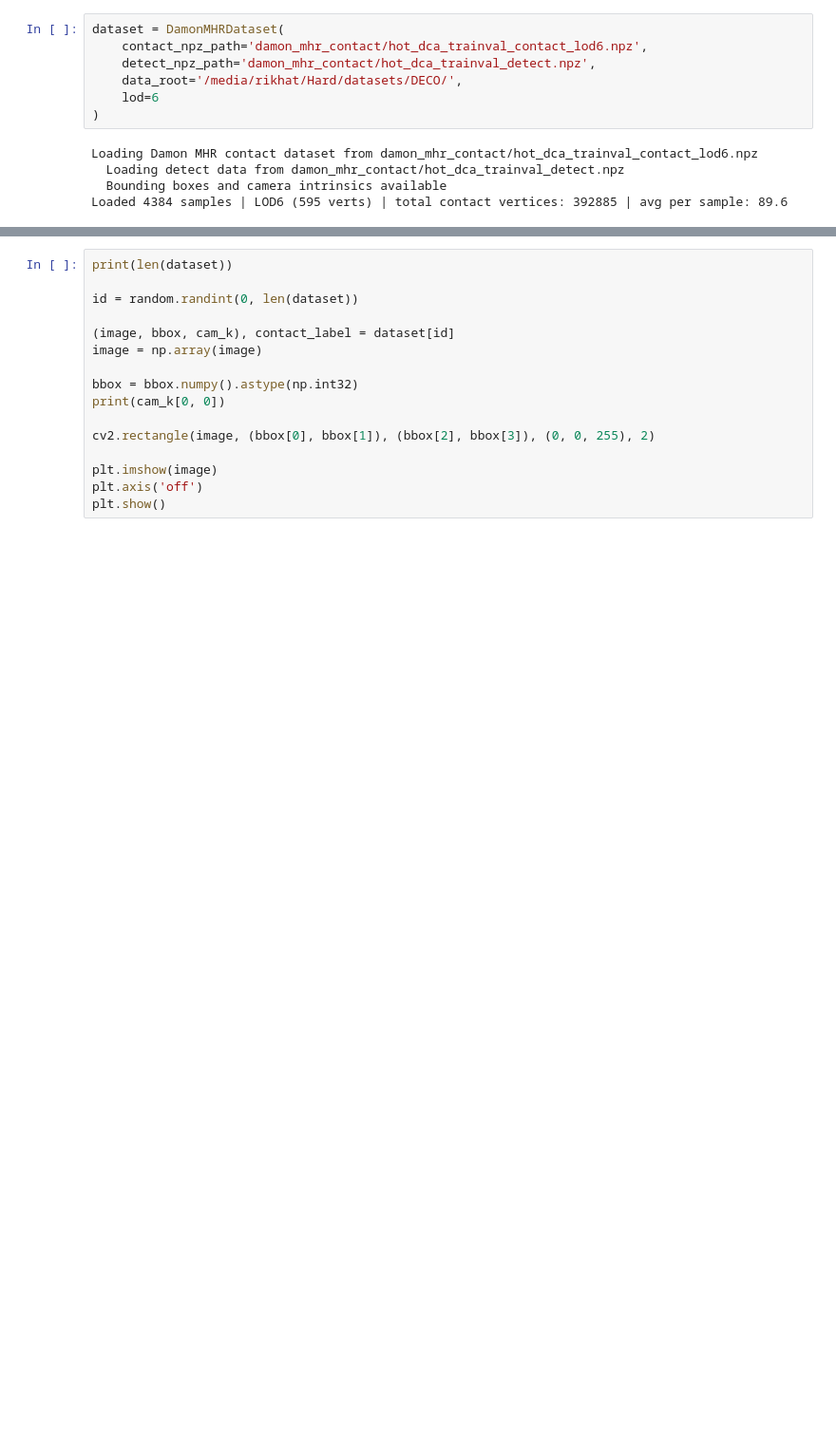
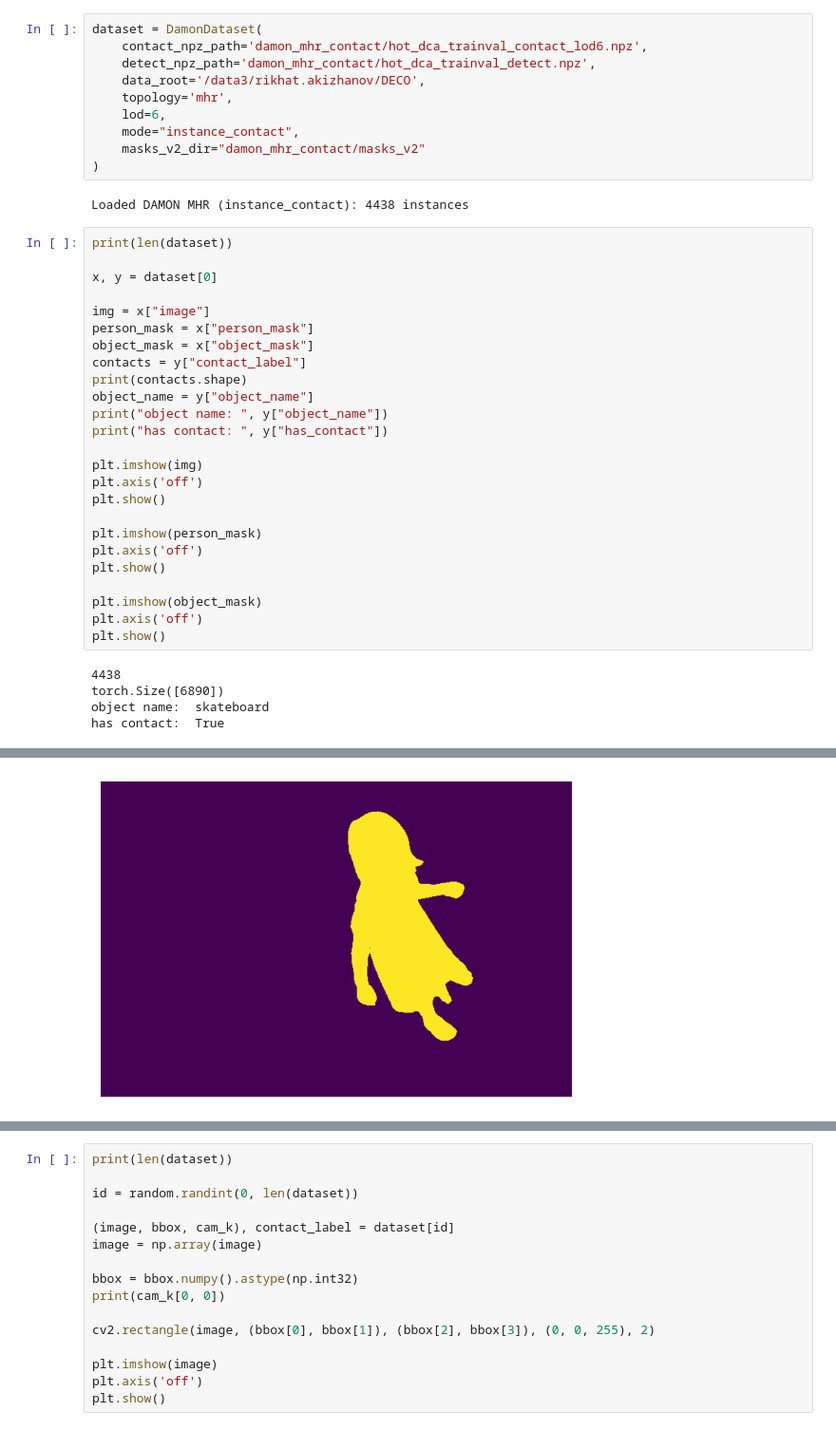
Before and after one commit to rihat99/contact_anything, a Jupyter notebook: dataset/test.ipynb, the cells around one changed output, grey strips where cells are left out. Shown at 95% size. Cells and saved outputs as stored; diff of their text form; blank space fills up the shorter version.

Commit message:
dataset support per object contact

```diff
--- a/dataset/test.ipynb
+++ b/dataset/test.ipynb
@@ -17,14 +17,44 @@ from better_human.smpl.visualize import visualize_single
 
 import os
 # %%
-dataset = DamonMHRDataset(
+dataset = DamonDataset(
     contact_npz_path='damon_mhr_contact/hot_dca_trainval_contact_lod6.npz',
     detect_npz_path='damon_mhr_contact/hot_dca_trainval_detect.npz',
-    data_root='/media/rikhat/Hard/datasets/DECO/',
-    lod=6
+    data_root='/data3/rikhat.akizhanov/DECO',
+    topology='mhr',
+    lod=6,
+    mode="instance_contact",
+    masks_v2_dir="damon_mhr_contact/masks_v2"
 )
 # %% [output]
-Loading Damon MHR contact dataset from damon_mhr_contact/hot_dca_trainval_contact_lod6.npz
-  Loading detect data from damon_mhr_contact/hot_dca_trainval_detect.npz
-  Bounding boxes and camera intrinsics available
-Loaded 4384 samples | LOD6 (595 verts) | total contact vertices: 392885 | avg per sample: 89.6
+Loaded DAMON MHR (instance_contact): 4438 instances
+# %%
+print(len(dataset))
+
+x, y = dataset[0]
+
+img = x["image"]
+person_mask = x["person_mask"]
+object_mask = x["object_mask"]
+contacts = y["contact_label"]
+print(contacts.shape)
+object_name = y["object_name"]
+print("object name: ", y["object_name"])
+print("has contact: ", y["has_contact"])
+
+plt.imshow(img)
+plt.axis('off')
+plt.show()
+
+plt.imshow(person_mask)
+plt.axis('off')
+plt.show()
+
+plt.imshow(object_mask)
+plt.axis('off')
+plt.show()
+# %% [output]
+4438
+torch.Size([6890])
+object name:  skateboard
+has contact:  True
@@ -30,0 +62 @@ Loaded 4384 samples | LOD6 (595 verts) | total contact vertices: 392885 | avg pe
+[figure, added]
```
Also changed, not shown: parts of 2 cells of this notebook, 10 other files.
